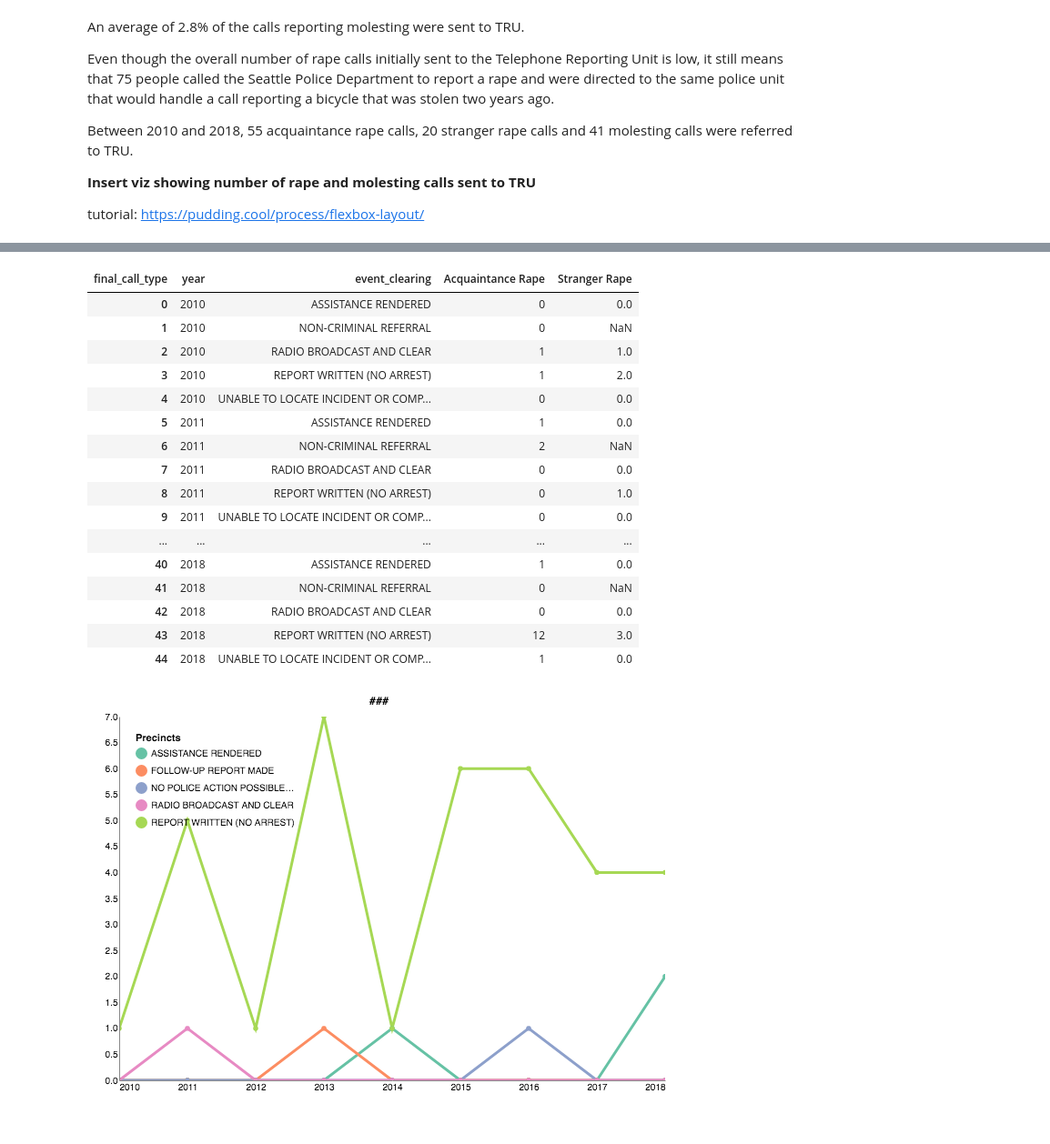
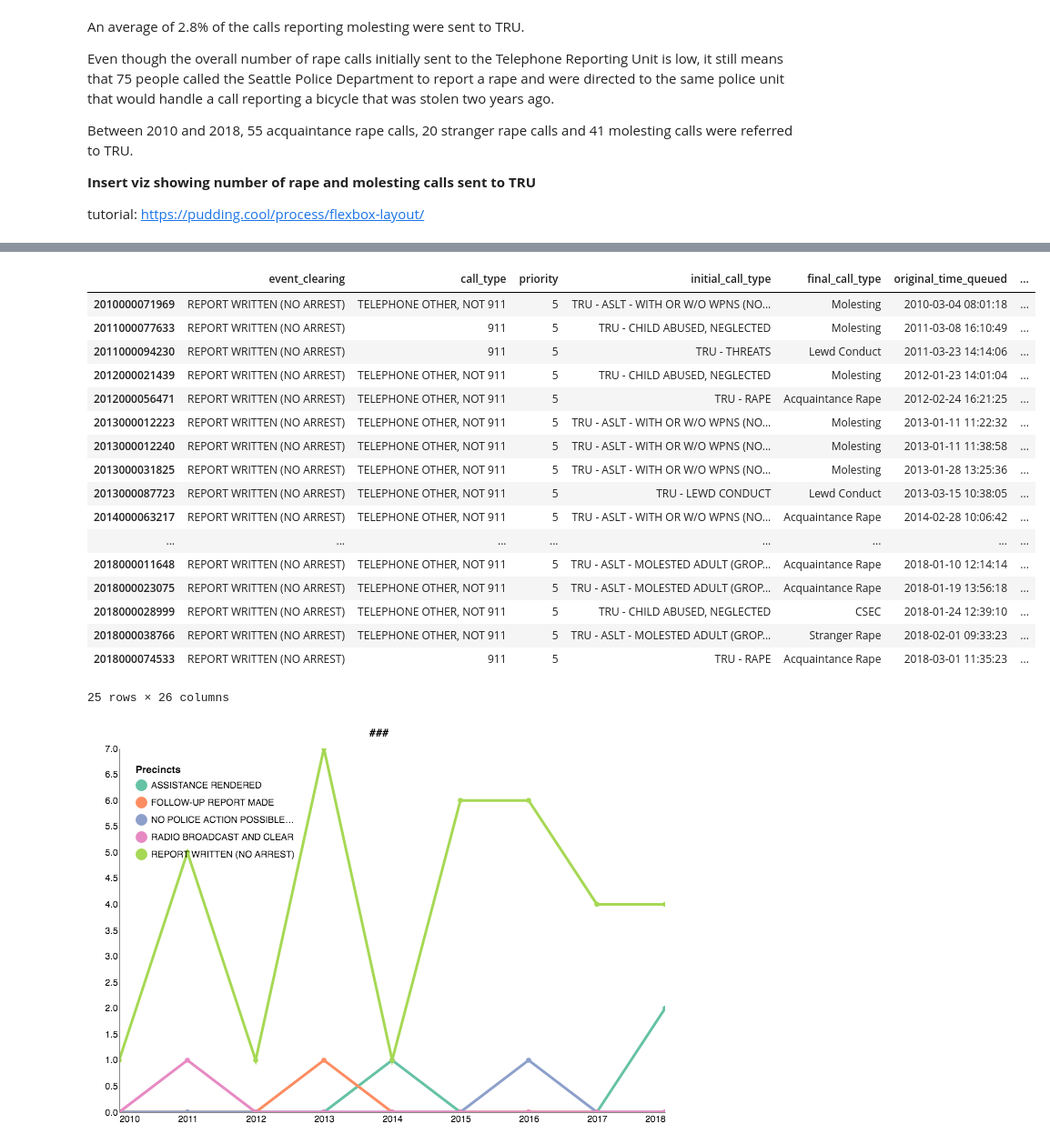
Before and after one commit to teacupwoozy/spd_notebook_archive, a Jupyter notebook: spd_notebook/2010-2018_SPD_Project_wReports.ipynb, the cells around one changed output, grey strips where cells are left out. Shown at 91% size. Saved outputs shown, nothing was run; the diff lists cells and outputs as text; code cells hidden in the pictures.

```diff
--- a/spd_notebook/2010-2018_SPD_Project_wReports.ipynb
+++ b/spd_notebook/2010-2018_SPD_Project_wReports.ipynb
@@ -337,26 +330,36 @@ data_tru_df.head()
+# %%
+# Remove all calls that are not TRU
+
+join_is_tru_mask = join_df['is_TRU'] == "yes"
+
+join_df = join_df[join_is_tru_mask]
+join_df
+# %% [output]
+|  | event_clearing | call_type | priority | initial_call_type | final_call_type | original_time_queued | ... |
+| 2010000071969 | REPORT WRITTEN (NO ARREST) | TELEPHONE OTHER, NOT 911 | 5 | TRU - ASLT - WITH OR W/O WPNS (NO... | Molesting | 2010-03-04 08:01:18 | ... |
+| 2011000077633 | REPORT WRITTEN (NO ARREST) | 911 | 5 | TRU - CHILD ABUSED, NEGLECTED | Molesting | 2011-03-08 16:10:49 | ... |
+| 2011000094230 | REPORT WRITTEN (NO ARREST) | 911 | 5 | TRU - THREATS | Lewd Conduct | 2011-03-23 14:14:06 | ... |
+| 2012000021439 | REPORT WRITTEN (NO ARREST) | TELEPHONE OTHER, NOT 911 | 5 | TRU - CHILD ABUSED, NEGLECTED | Molesting | 2012-01-23 14:01:04 | ... |
+| 2012000056471 | REPORT WRITTEN (NO ARREST) | TELEPHONE OTHER, NOT 911 | 5 | TRU - RAPE | Acquaintance Rape | 2012-02-24 16:21:25 | ... |
+| 2013000012223 | REPORT WRITTEN (NO ARREST) | TELEPHONE OTHER, NOT 911 | 5 | TRU - ASLT - WITH OR W/O WPNS (NO... | Molesting | 2013-01-11 11:22:32 | ... |
+| 2013000012240 | REPORT WRITTEN (NO ARREST) | TELEPHONE OTHER, NOT 911 | 5 | TRU - ASLT - WITH OR W/O WPNS (NO... | Molesting | 2013-01-11 11:38:58 | ... |
+| 2013000031825 | REPORT WRITTEN (NO ARREST) | TELEPHONE OTHER, NOT 911 | 5 | TRU - ASLT - WITH OR W/O WPNS (NO... | Molesting | 2013-01-28 13:25:36 | ... |
+| 2013000087723 | REPORT WRITTEN (NO ARREST) | TELEPHONE OTHER, NOT 911 | 5 | TRU - LEWD CONDUCT | Lewd Conduct | 2013-03-15 10:38:05 | ... |
+| 2014000063217 | REPORT WRITTEN (NO ARREST) | TELEPHONE OTHER, NOT 911 | 5 | TRU - ASLT - WITH OR W/O WPNS (NO... | Acquaintance Rape | 2014-02-28 10:06:42 | ... |
+| ... | ... | ... | ... | ... | ... | ... | ... |
+| 2018000011648 | REPORT WRITTEN (NO ARREST) | TELEPHONE OTHER, NOT 911 | 5 | TRU - ASLT - MOLESTED ADULT (GROP... | Acquaintance Rape | 2018-01-10 12:14:14 | ... |
+| 2018000023075 | REPORT WRITTEN (NO ARREST) | TELEPHONE OTHER, NOT 911 | 5 | TRU - ASLT - MOLESTED ADULT (GROP... | Acquaintance Rape | 2018-01-19 13:56:18 | ... |
+| 2018000028999 | REPORT WRITTEN (NO ARREST) | TELEPHONE OTHER, NOT 911 | 5 | TRU - CHILD ABUSED, NEGLECTED | CSEC | 2018-01-24 12:39:10 | ... |
+| 2018000038766 | REPORT WRITTEN (NO ARREST) | TELEPHONE OTHER, NOT 911 | 5 | TRU - ASLT - MOLESTED ADULT (GROP... | Stranger Rape | 2018-02-01 09:33:23 | ... |
+| 2018000074533 | REPORT WRITTEN (NO ARREST) | 911 | 5 | TRU - RAPE | Acquaintance Rape | 2018-03-01 11:35:23 | ... |
+25 rows × 26 columns
 # %%
-data_tru_df = pd.crosstab(data_tru_df.year, columns=[data_tru_df.final_call_type, data_tru_df.event_clearing])
-data_tru_df = data_tru_df.stack().reset_index()
+# SANDBOX only
+# Use to get counts of clearing codes
+
+# data_tru_df = pd.crosstab(data_tru_df.year, columns=[data_tru_df.final_call_type, data_tru_df.event_clearing])
+# data_tru_df = data_tru_df.stack().reset_index()
 # data_tru_df = data_tru_df.rename(columns={'Lewd Conduct':'lewd_conduct'})
-data_tru_df
-# %% [output]
-| final_call_type | year | event_clearing | Acquaintance Rape | Stranger Rape |
-| 0 | 2010 | ASSISTANCE RENDERED | 0 | 0.0 |
-| 1 | 2010 | NON-CRIMINAL REFERRAL | 0 | NaN |
-| 2 | 2010 | RADIO BROADCAST AND CLEAR | 1 | 1.0 |
-| 3 | 2010 | REPORT WRITTEN (NO ARREST) | 1 | 2.0 |
-| 4 | 2010 | UNABLE TO LOCATE INCIDENT OR COMP... | 0 | 0.0 |
-| 5 | 2011 | ASSISTANCE RENDERED | 1 | 0.0 |
-| 6 | 2011 | NON-CRIMINAL REFERRAL | 2 | NaN |
-| 7 | 2011 | RADIO BROADCAST AND CLEAR | 0 | 0.0 |
-| 8 | 2011 | REPORT WRITTEN (NO ARREST) | 0 | 1.0 |
-| 9 | 2011 | UNABLE TO LOCATE INCIDENT OR COMP... | 0 | 0.0 |
-| ... | ... | ... | ... | ... |
-| 40 | 2018 | ASSISTANCE RENDERED | 1 | 0.0 |
-| 41 | 2018 | NON-CRIMINAL REFERRAL | 0 | NaN |
-| 42 | 2018 | RADIO BROADCAST AND CLEAR | 0 | 0.0 |
-| 43 | 2018 | REPORT WRITTEN (NO ARREST) | 12 | 3.0 |
-| 44 | 2018 | UNABLE TO LOCATE INCIDENT OR COMP... | 1 | 0.0 |
 # %%
 # USE
 # Chart number of calls reporting each final call type
```
Also changed, not shown: parts of 14 cells of this notebook.
